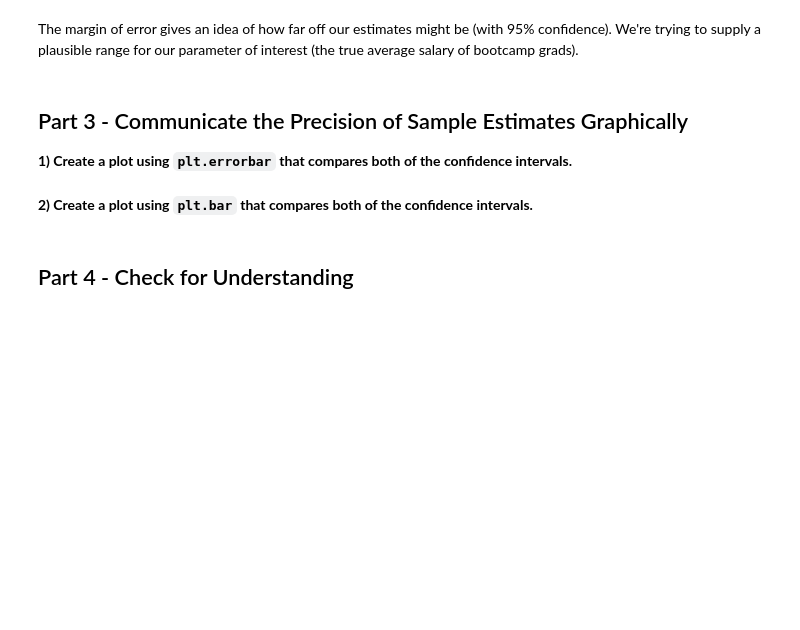
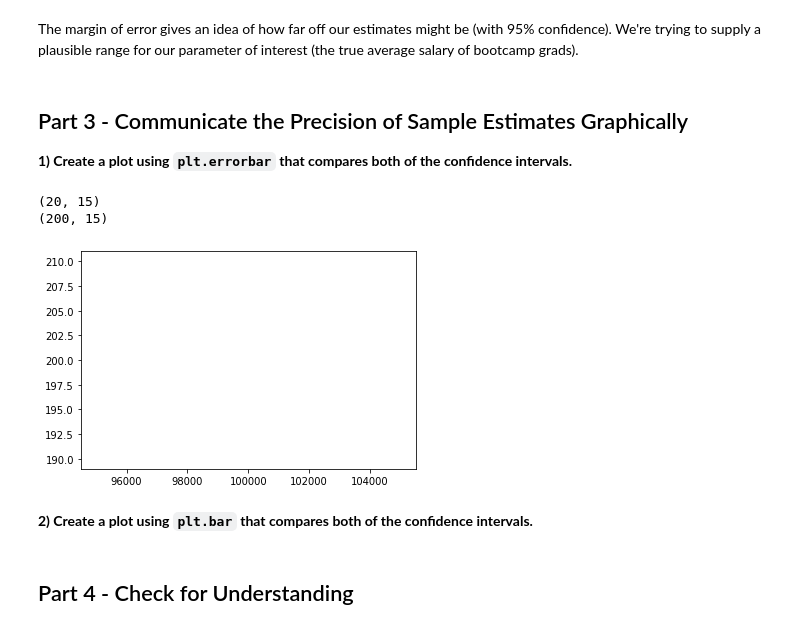
Before and after one commit to jadisiii/DS-Unit-1-Sprint-2-Statistics, a Jupyter notebook: Ray_Arbizu_LS_DS_123_Confidence_Intervals_Assignment.ipynb, the cells around one changed output. Saved outputs shown, nothing was run; the diff lists cells and outputs as text; code cells hidden in the pictures; blank space fills up the shorter version.

```diff
--- a/Ray_Arbizu_LS_DS_123_Confidence_Intervals_Assignment.ipynb
+++ b/Ray_Arbizu_LS_DS_123_Confidence_Intervals_Assignment.ipynb
@@ -40,6 +137,25 @@ The margin of error gives an idea of how far off our estimates might be (with 95
 ## Part 3 - Communicate the Precision of Sample Estimates Graphically
 
 **1) Create a plot using `plt.errorbar` that compares both of the confidence intervals.**
+# %%
+
+st01 = samp20.shape
+st02 = samp200.shape
+print(st01)
+print(st02)
+# %% [output]
+(20, 15)
+(200, 15)
+# %%
+
+fig = plt.figure()
+y1 = 20
+y2 = 200
+plt.errorbar(100000, 200, data='CI01'),
+plt.errorbar(100000, 200, data='CI02'),
+plt.show()
+# %% [output]
+[figure, added]
 # %% [markdown]
 **2) Create a plot using `plt.bar` that compares both of the confidence intervals.**
 # %% [markdown]
```
Also changed, not shown: parts of 23 cells of this notebook.
